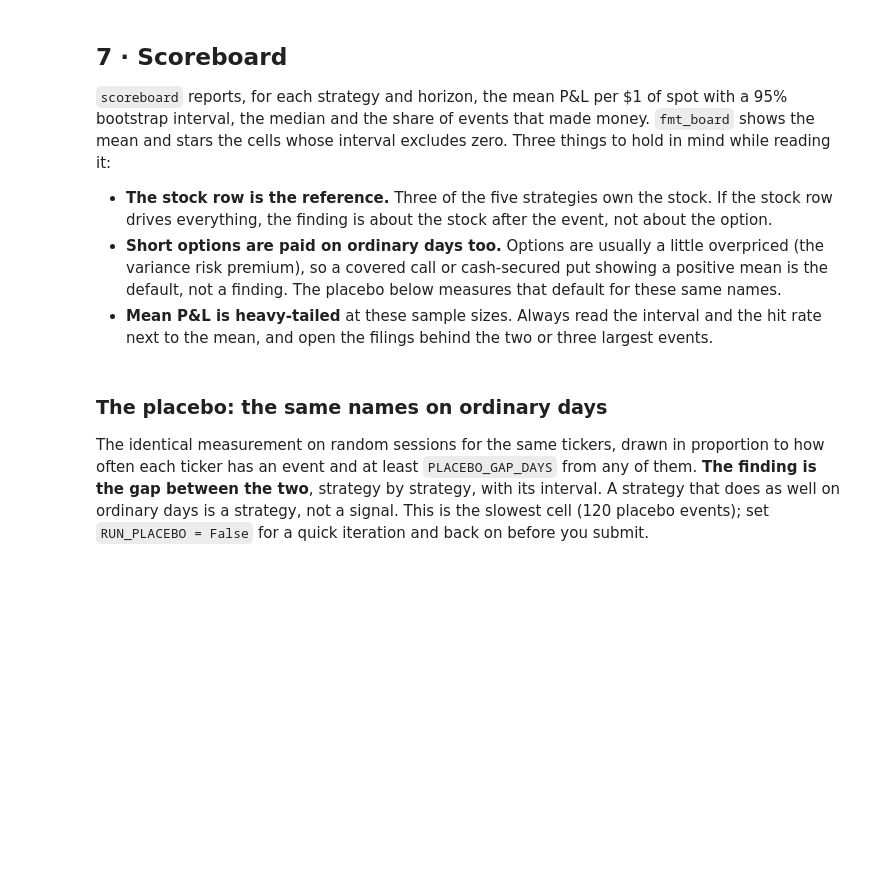
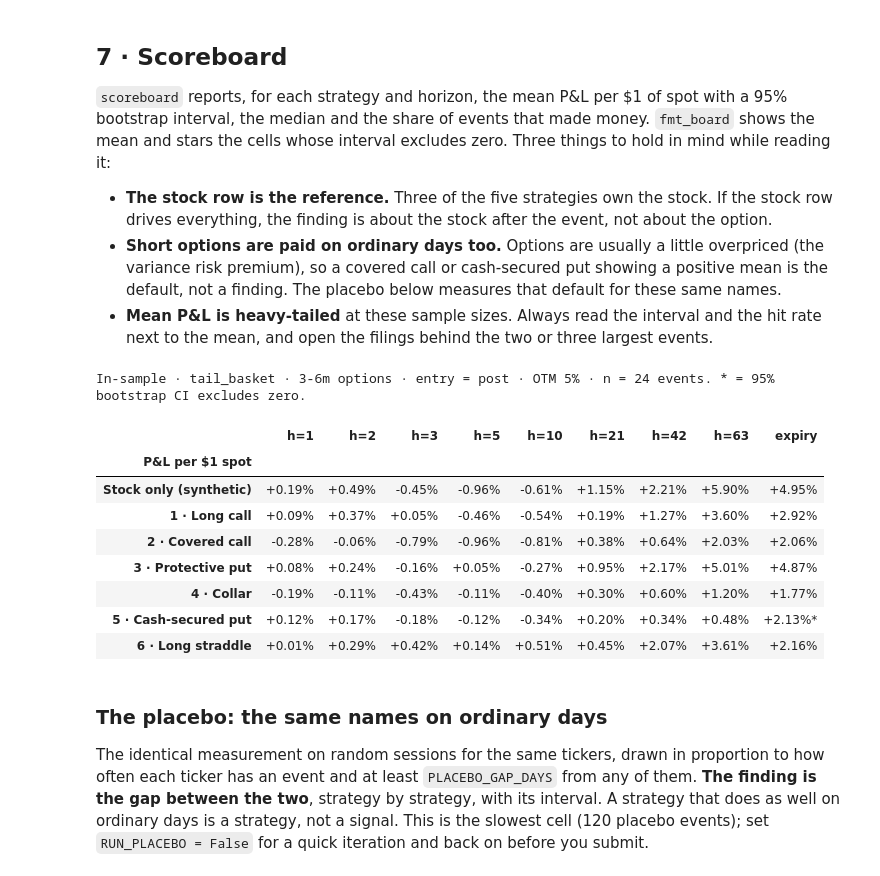
Before and after one commit to 124812/massiveandslightlypassive1, a Jupyter notebook: gator-quant-hacks-8k-options-challenge.ipynb, the cells around one changed output. Drawn from its saved outputs; the diff is of its cells as text; code cells hidden in the pictures; blank space fills up the shorter version.

```diff
--- a/gator-quant-hacks-8k-options-challenge.ipynb
+++ b/gator-quant-hacks-8k-options-challenge.ipynb
@@ -463,7 +458,7 @@ team** so results are comparable across submissions.
   "did the market price this event?" Both are computed; this switch picks which one the tables show.
 # %%
 # ---- The 8-K event. One tertiary_category tag from the taxonomy (printed in the next section). ------
-EVENT_TAG = "cfo_appointment"
+EVENT_TAG = "tail_basket"  # display label only; the traded set is TAIL_TAGS
 
 # ---- Windows. In-sample is what you research on; out-of-sample is the most recent six months for
 #      which every fixed horizon has resolved; the sealed window is the judges' and is not run here.
@@ -514,6 +509,18 @@ RUN_HOLDOUT = False         # judges flip this
 
 assert OTM_PCT in OTM_GRID and BASELINE_BUCKET in EXPIRY_BUCKETS and ENTRY in ("pre", "post")
 
+# ---- Tail basket: unioned into one event table in section 4 (one row per filer per filing date).
+#      Names are validated against the taxonomy in the next section; a tag printing 0 disclosures
+#      does not exist under that exact name -- replace it with the closest tertiary_category.
+TAIL_TAGS = [
+    "cybersecurity_incident",
+    "regulatory_investigation",
+    "material_litigation",
+    "restatement_nonreliance",
+    "auditor_change",
+    "material_impairment",
+]
+
 # ---- Catch impossible dates (e.g. "2024-06-31") here rather than deep in the pipeline -----------
 for _name in ("STUDY_START", "STUDY_END", "OOS_START", "OOS_END", "HOLDOUT_START", "HOLDOUT_END"):
     try:
@@ -1101,38 +1209,53 @@ def style(ax, title: str, xlabel: str = "", ylabel: str = ""):
     ax.set_axisbelow(True)
     ax.tick_params(colors=INK2, labelsize=9, length=0)
     ax.set_title(title, loc="left", color=INK, fontsize=11, fontweight="bold", pad=10)
     ax.set_xlabel(xlabel, color=INK2, fontsize=9)
     ax.set_ylabel(ylabel, color=INK2, fontsize=9)
 
 
 def plot_scoreboards(boards: dict[str, pd.DataFrame], title: str, strategies=STRATEGIES):
     """Small multiples: one panel per strategy, one line per group, band = 95% bootstrap CI of the first group."""
     horizons = [h for h in HORIZONS + ["exp"] if any(h in set(b.horizon) for b in boards.values())]
     x = np.arange(len(horizons))
-    fig, axes = plt.subplots(2, 3, figsize=(13, 6.6), sharex=True)
-    for ax, s in zip(axes.ravel(), strategies):
+    fig, axes = plt.subplots(3, 3, figsize=(13, 9.5), sharex=True)
+    axes = axes.ravel()
+    for _ax in axes[len(strategies):]:
+        _ax.set_visible(False)
+    axes = axes[:len(strategies)]
+    for ax, s in zip(axes, strategies):
         for i, (name, b) in enumerate(boards.items()):
             t = b[b.strategy == s].set_index("horizon").reindex(horizons)
             c = SERIES.get(name, INK2)
             if i == 0:
                 ax.fill_between(x, t.ci_lo.to_numpy(float) * 100, t.ci_hi.to_numpy(float) * 100, color=c, alpha=0.10, linewidth=0)
             ax.plot(x, t["mean"].to_numpy(float) * 100, color=c, linewidth=2, marker="o", markersize=5,
                     markeredgecolor=SURFACE, markeredgewidth=1.2, linestyle="-" if i == 0 else "--",
                     label=f"{name} (n={int(t.n.max())})")
         ax.axhline(0, color=MUTED, linewidth=0.8)
         ax.set_xticks(x, [str(h) if h != "exp" else "exp" for h in horizons])
-        style(ax, STRATEGY_LABEL[s], "sessions after the filing session" if ax in axes[1] else "",
-              "mean P&L, % of spot" if ax in axes[:, 0] else "")
-    axes[0, 0].legend(frameon=False, labelcolor=INK2, fontsize=8, loc="upper left")
+        style(ax, STRATEGY_LABEL[s], "sessions after the filing session" if ax in axes[6:] else "",
+              "mean P&L, % of spot" if ax in (axes[0], axes[3], axes[6]) else "")
+    axes[0].legend(frameon=False, labelcolor=INK2, fontsize=8, loc="upper left")
     fig.suptitle(title, x=0.01, ha="left", color=INK, fontsize=12, fontweight="bold")
     plt.tight_layout()
     plt.show()
 
 
 board = scoreboard(results)
 print(f"In-sample · {EVENT_TAG} · {BASELINE_BUCKET} options · entry = {ENTRY} · OTM {OTM_PCT:.0%} · "
       f"n = {int(board.n.max())} events. * = 95% bootstrap CI excludes zero.")
 display(fmt_board(board))
+# %% [output]
+In-sample · tail_basket · 3-6m options · entry = post · OTM 5% · n = 24 events. * = 95% bootstrap CI excludes zero.
+|  | h=1 | h=2 | h=3 | h=5 | h=10 | h=21 | h=42 | h=63 | expiry |
+| P&L per $1 spot |  |  |  |  |  |  |  |  |  |
+| Stock only (synthetic) | +0.19% | +0.49% | -0.45% | -0.96% | -0.61% | +1.15% | +2.21% | +5.90% | +4.95% |
+| 1 · Long call | +0.09% | +0.37% | +0.05% | -0.46% | -0.54% | +0.19% | +1.27% | +3.60% | +2.92% |
+| 2 · Covered call | -0.28% | -0.06% | -0.79% | -0.96% | -0.81% | +0.38% | +0.64% | +2.03% | +2.06% |
+| 3 · Protective put | +0.08% | +0.24% | -0.16% | +0.05% | -0.27% | +0.95% | +2.17% | +5.01% | +4.87% |
+| 4 · Collar | -0.19% | -0.11% | -0.43% | -0.11% | -0.40% | +0.30% | +0.60% | +1.20% | +1.77% |
+| 5 · Cash-secured put | +0.12% | +0.17% | -0.18% | -0.12% | -0.34% | +0.20% | +0.34% | +0.48% | +2.13%* |
+| 6 · Long straddle | +0.01% | +0.29% | +0.42% | +0.14% | +0.51% | +0.45% | +2.07% | +3.61% | +2.16% |
 # %% [markdown]
 ### The placebo: the same names on ordinary days
 
```
Also changed, not shown: parts of 18 cells of this notebook, 6 other files.
